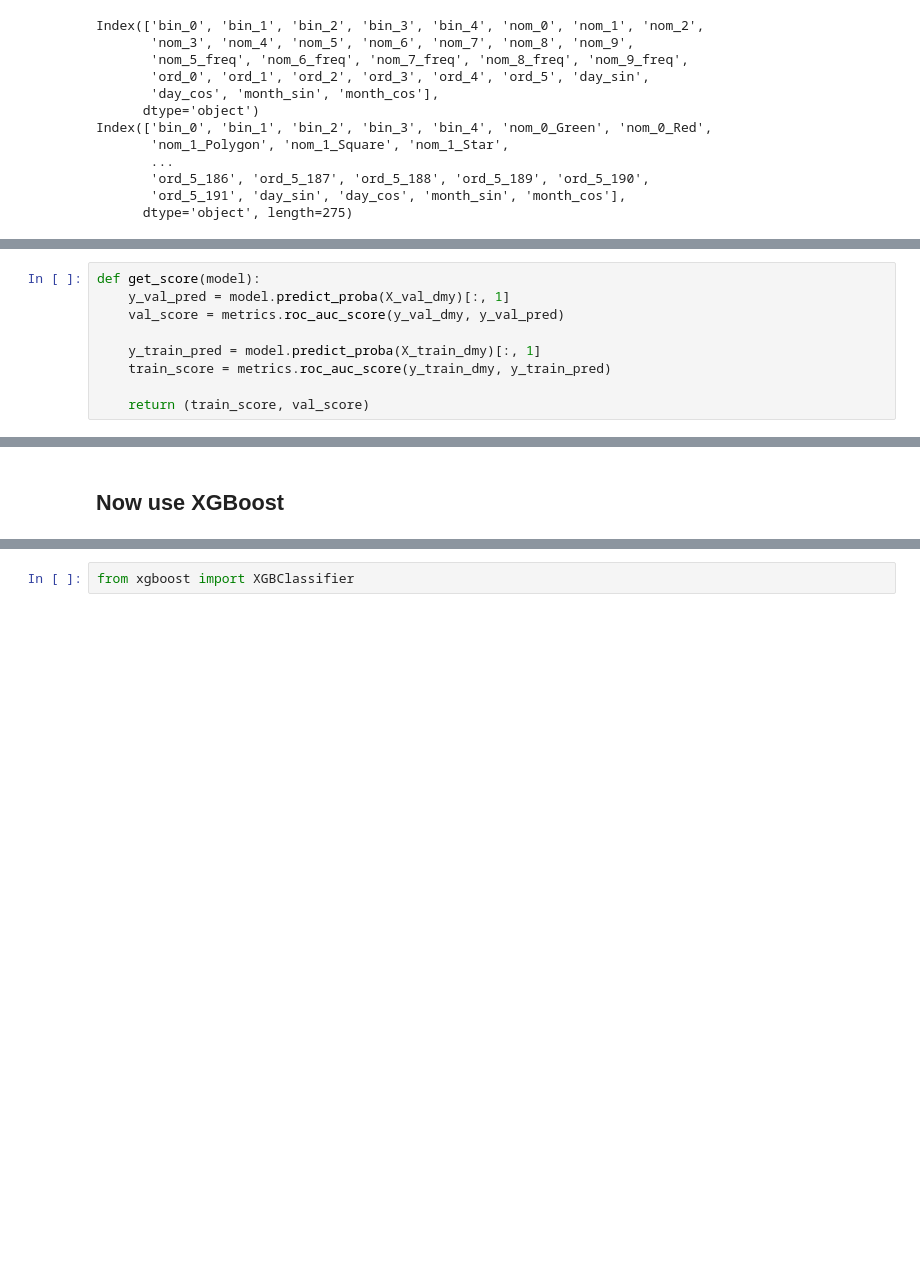
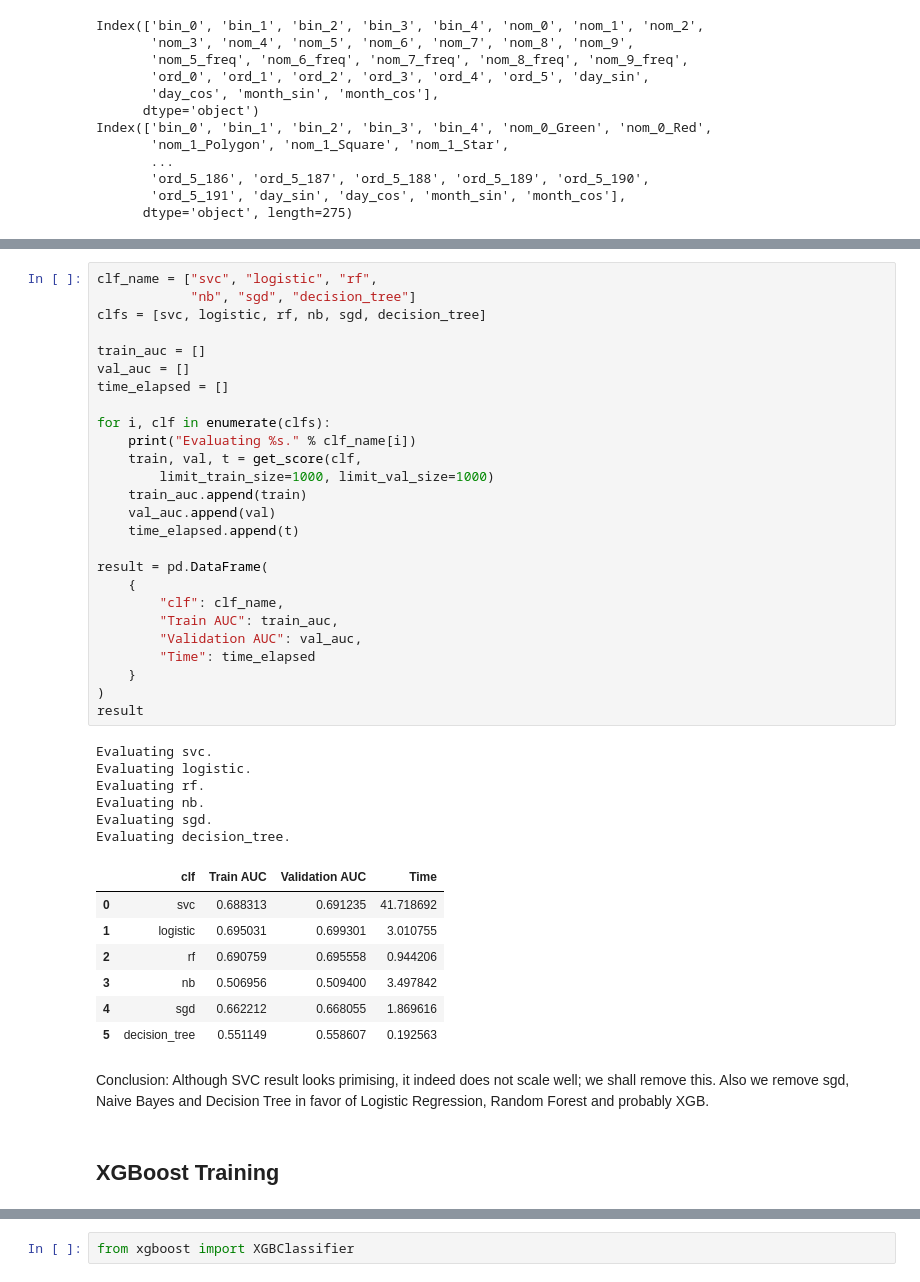
Before and after one commit to yhz0/group529, a Jupyter notebook: cat/XGBFit.ipynb, the cells around one changed output, grey strips where cells are left out. Cells and saved outputs as stored; diff of their text form; blank space fills up the shorter version.

```diff
--- a/cat/XGBFit.ipynb
+++ b/cat/XGBFit.ipynb
@@ -87,9 +75,0 @@ logistic.fit(X_train_dmy, y_train_dmy);
-# %%
-def get_score(model):
-    y_val_pred = model.predict_proba(X_val_dmy)[:, 1]
-    val_score = metrics.roc_auc_score(y_val_dmy, y_val_pred)
-
-    y_train_pred = model.predict_proba(X_train_dmy)[:, 1]
-    train_score = metrics.roc_auc_score(y_train_dmy, y_train_pred)
-
-    return (train_score, val_score)
@@ -98,2 +162,44 @@ get_score(logistic)
+# %%
+clf_name = ["svc", "logistic", "rf",
+            "nb", "sgd", "decision_tree"]
+clfs = [svc, logistic, rf, nb, sgd, decision_tree]
+
+train_auc = []
+val_auc = []
+time_elapsed = []
+
+for i, clf in enumerate(clfs):
+    print("Evaluating %s." % clf_name[i])
+    train, val, t = get_score(clf,
+        limit_train_size=1000, limit_val_size=1000)
+    train_auc.append(train)
+    val_auc.append(val)
+    time_elapsed.append(t)
+
+result = pd.DataFrame(
+    {
+        "clf": clf_name,
+        "Train AUC": train_auc,
+        "Validation AUC": val_auc,
+        "Time": time_elapsed
+    }
+)
+result
+# %% [output]
+Evaluating svc.
+Evaluating logistic.
+Evaluating rf.
+Evaluating nb.
+Evaluating sgd.
+Evaluating decision_tree.
+|  | clf | Train AUC | Validation AUC | Time |
+| 0 | svc | 0.688313 | 0.691235 | 41.718692 |
+| 1 | logistic | 0.695031 | 0.699301 | 3.010755 |
+| 2 | rf | 0.690759 | 0.695558 | 0.944206 |
+| 3 | nb | 0.506956 | 0.509400 | 3.497842 |
+| 4 | sgd | 0.662212 | 0.668055 | 1.869616 |
+| 5 | decision_tree | 0.551149 | 0.558607 | 0.192563 |
+# %% [markdown]
+Conclusion: Although SVC result looks primising, it indeed does not scale well; we shall remove this. Also we remove sgd, Naive Bayes and Decision Tree in favor of Logistic Regression, Random Forest and probably XGB.
 # %% [markdown]
-## Now use XGBoost
+## XGBoost Training
```
Also changed, not shown: parts of 31 cells of this notebook.
